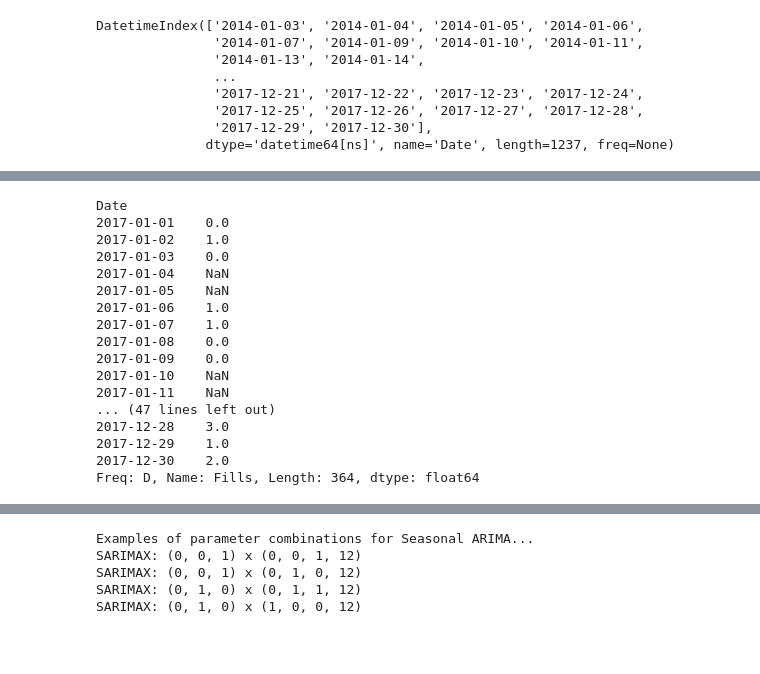
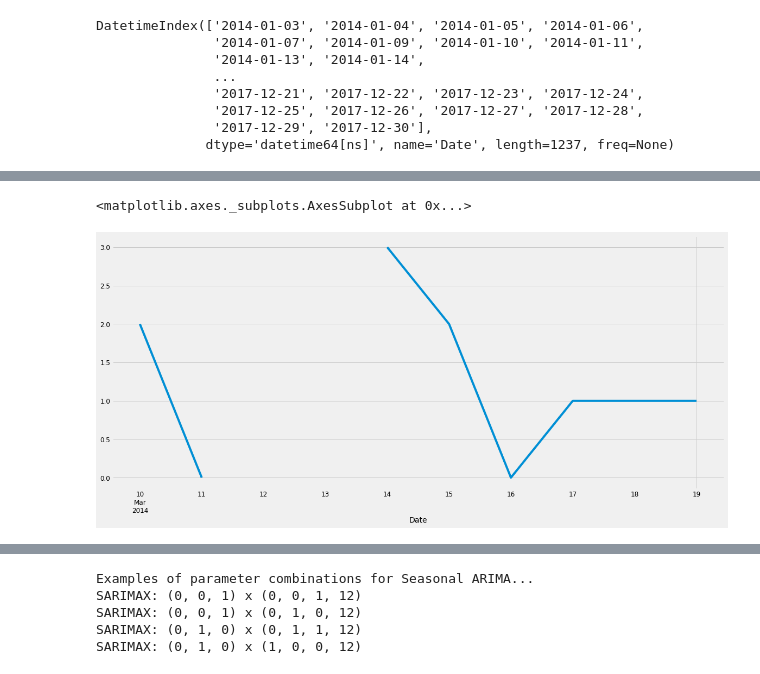
Before and after one commit to SJSU272LabF18/SmartBin, a Jupyter notebook: Arima-Prediction.ipynb, the cells around one changed output, grey strips where cells are left out. Saved outputs shown, nothing was run; the diff lists cells and outputs as text; code cells hidden in the pictures; blank space fills up the shorter version.

```diff
--- a/Arima-Prediction.ipynb
+++ b/Arima-Prediction.ipynb
@@ -64,30 +77,9 @@ DatetimeIndex(['2014-01-03', '2014-01-04', '2014-01-05', '2014-01-06',
 # %%
 #y = furniture['Fills'].resample('MS').mean()
 #y['2017':]
 #y=furniture
+daily = data['Fills'].resample('D').mean()
+daily['2014-03-10':'2014-03-20':].plot()
+# %% [output]
+<matplotlib.axes._subplots.AxesSubplot at 0x...>
+[figure, added]
-# %%
-furniture.dropna(inplace=True)
-#y=furniture['Fills'].resample('D').mean()
-#y.dropna()
-#y['2017':].plot(figsize=(20, 8))
-#y['2017':].plot()
-#plt.show()
-y['2017':]
-# %% [output]
-Date
-2017-01-01    0.0
-2017-01-02    1.0
-2017-01-03    0.0
-2017-01-04    NaN
-2017-01-05    NaN
-2017-01-06    1.0
-2017-01-07    1.0
-2017-01-08    0.0
-2017-01-09    0.0
-2017-01-10    NaN
-2017-01-11    NaN
-... (47 lines left out)
-2017-12-28    3.0
-2017-12-29    1.0
-2017-12-30    2.0
-Freq: D, Name: Fills, Length: 364, dtype: float64
```
Also changed, not shown: parts of 17 cells of this notebook.
